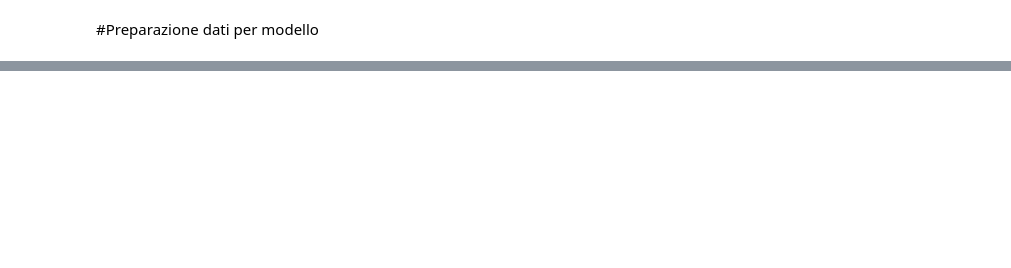
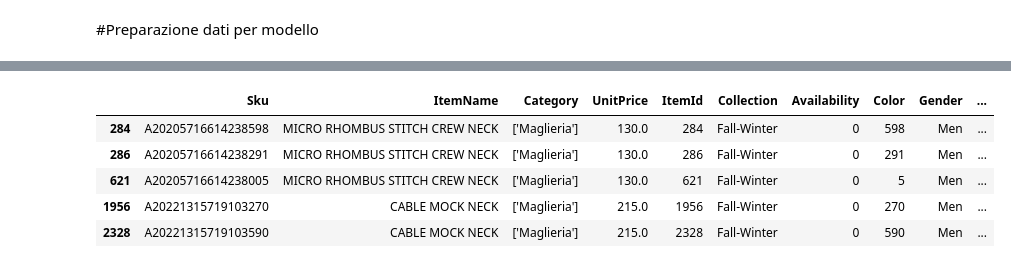
Before and after one commit to williambiondi/RecommenderGS, a Jupyter notebook: recommenderGranSasso.ipynb, the cells around one changed output, grey strips where cells are left out. Cells and saved outputs as stored; diff of their text form; code cells hidden in the pictures; blank space fills up the shorter version.

```diff
--- a/recommenderGranSasso.ipynb
+++ b/recommenderGranSasso.ipynb
@@ -509,0 +190,13 @@ AUC Test: 0.6394129395484924
+# %%
+unique_user_ids = df_full['UserId'].unique().astype(str)
+unique_item_ids = df_full['ItemId'].unique().astype(str)
+embedding_dim = n_components
+
+user_model = tf.keras.Sequential([
+                                  tf.keras.layers.Embedding(input_dim = len(unique_user_ids), output_dim = embedding_dim),
+                                  tf.keras.layers.Flatten()
+                                  ])
+
+item_model = tf.keras.Sequential([tf.keras.Input(shape=(embedding_dim,), dtype=tf.float32, name='item_embedding'),
+                                  tf.keras.layers.Dense(embedding_dim)
+                                ])
@@ -509,0 +241,3 @@ AUC Test: 0.6394129395484924
+# %%
+candidates_embeddings = item_model.predict(df_reduced.values[:, :-1])
+candidate_item_ids = full_items['ItemId'].values
@@ -509,0 +262,13 @@ AUC Test: 0.6394129395484924
+# %%
+def similar_items(item_id, item_model, candidates_embeddings,candidates_ids, k=5):
+  input = df_reduced.iloc[item_id].values[:95].reshape(1, -1)
+  item_embedding = item_model.predict(input)
+  scores = tf.matmul(item_embedding, candidates_embeddings.T)
+  top_k_indices = tf.math.top_k(scores, k=k+1).indices.numpy().flatten()
+  top_k_indices = top_k_indices[top_k_indices != item_id]
+  return [candidates_ids[i] for i in top_k_indices[:k]]
+# %%
+item_id = 0
+similar_to = similar_items(item_id, item_model, candidates_embeddings, candidate_item_ids, k=5)
+items[items['ItemId'].isin(similar_to)]
+# %% [output]
@@ -509,0 +276,6 @@ AUC Test: 0.6394129395484924
+|  | Sku | ItemName | Category | UnitPrice | ItemId | Collection | Availability | Color | Gender | ... |
+| 284 | A20205716614238598 | MICRO RHOMBUS STITCH CREW NECK | ['Maglieria'] | 130.0 | 284 | Fall-Winter | 0 | 598 | Men | ... |
+| 286 | A20205716614238291 | MICRO RHOMBUS STITCH CREW NECK | ['Maglieria'] | 130.0 | 286 | Fall-Winter | 0 | 291 | Men | ... |
+| 621 | A20205716614238005 | MICRO RHOMBUS STITCH CREW NECK | ['Maglieria'] | 130.0 | 621 | Fall-Winter | 0 | 5 | Men | ... |
+| 1956 | A20221315719103270 | CABLE MOCK NECK | ['Maglieria'] | 215.0 | 1956 | Fall-Winter | 0 | 270 | Men | ... |
+| 2328 | A20221315719103590 | CABLE MOCK NECK | ['Maglieria'] | 215.0 | 2328 | Fall-Winter | 0 | 590 | Men | ... |
```
Also changed, not shown: parts of 104 cells of this notebook.
